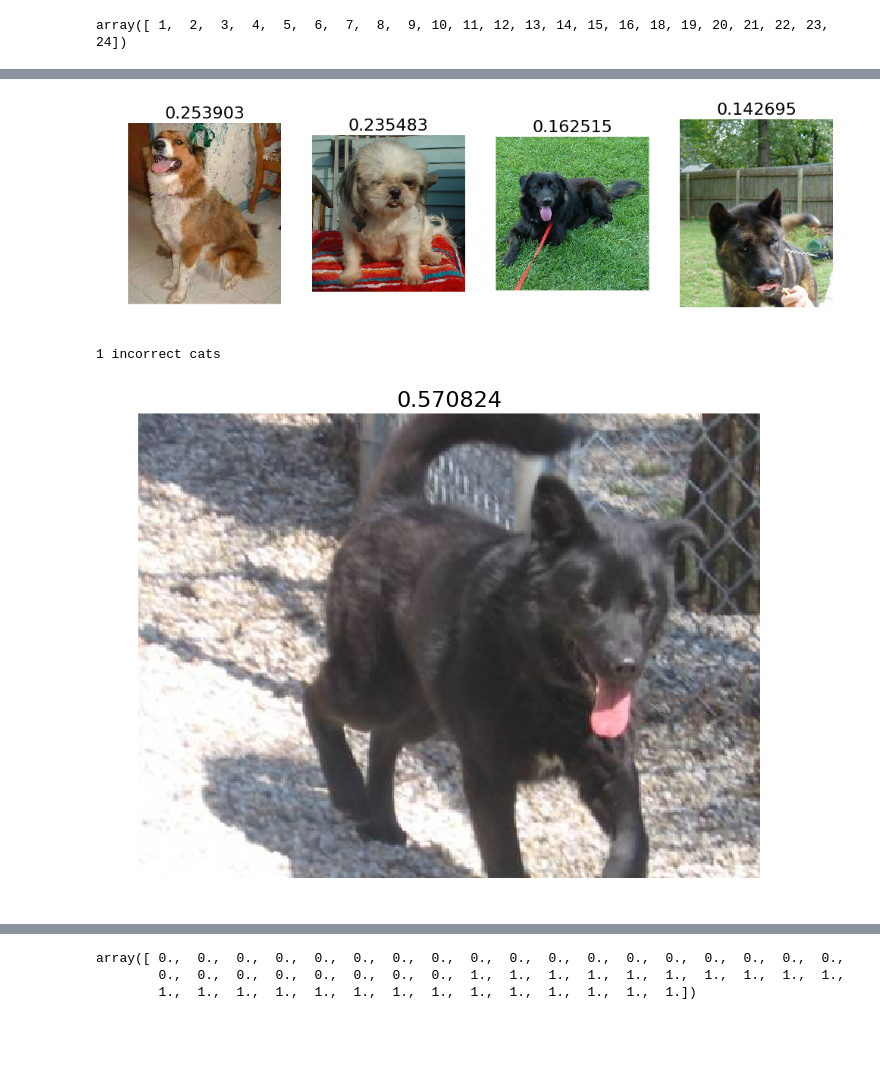
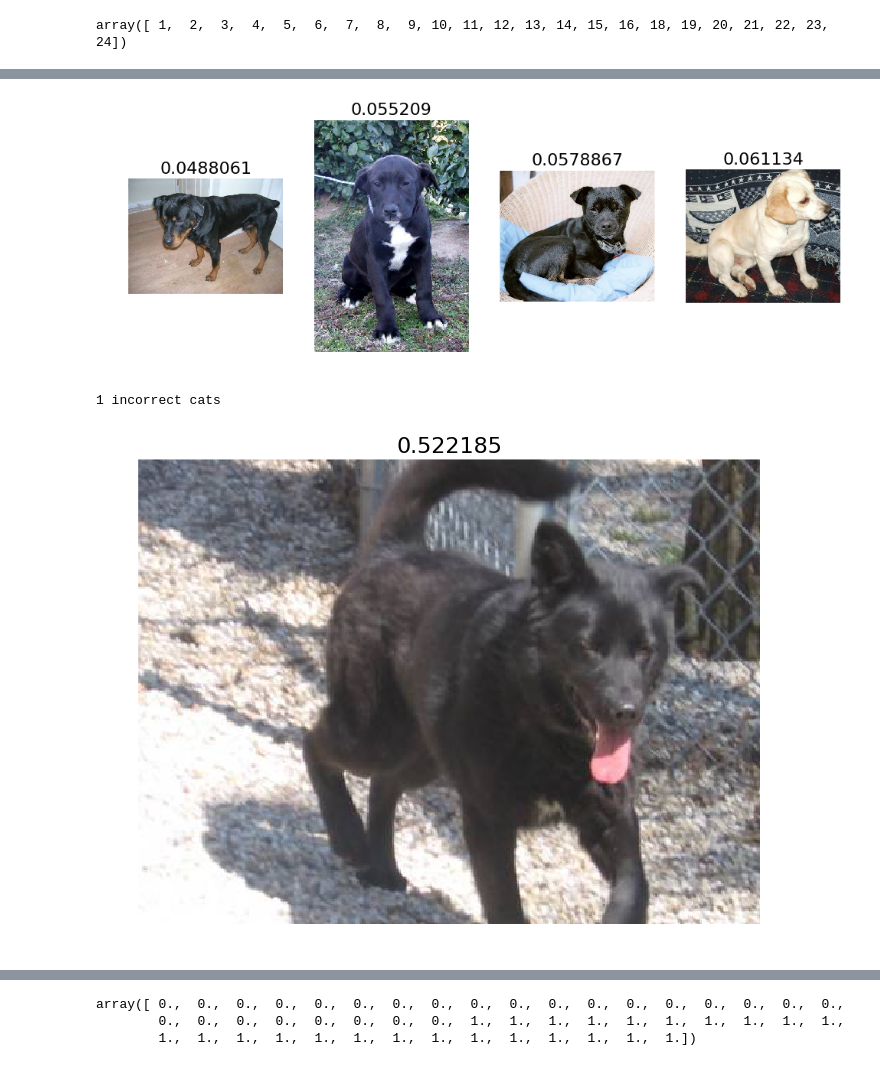
Before and after one commit to theianchan/fastai, a Jupyter notebook: Lesson 2.ipynb, the cells around one changed output, grey strips where cells are left out. Drawn from its saved outputs; the diff is of its cells as text; code cells hidden in the pictures; blank space fills up the shorter version.

```diff
--- a/Lesson 2.ipynb
+++ b/Lesson 2.ipynb
@@ -319,17 +322,17 @@ plots_idx(correct_cats[most_correct_cats], probs[correct_cats][most_correct_cats
 # %%
 correct_dogs = np.where((preds==labels) & preds==1)[0]
-most_correct_dogs = np.argsort(probs[correct_dogs])[::-1][:nv]
+most_correct_dogs = np.argsort(probs[correct_dogs])[:nv]
 plots_idx(correct_dogs[most_correct_dogs], probs[correct_dogs][most_correct_dogs])
 # %% [output]
-[figure, old version]
+[figure, new version]
 # %%
 incorrect_cats = np.where((preds!=labels) & (preds==0))[0]
 print("{} incorrect cats".format(len(incorrect_cats)))
-most_incorrect_cats = np.argsort(probs[incorrect_cats])[:nv]
+most_incorrect_cats = np.argsort(probs[incorrect_cats])[::-1][:nv]
 plots_idx(incorrect_cats[most_incorrect_cats], probs[incorrect_cats][most_incorrect_cats])
 # %% [output]
 1 incorrect cats
-[figure, old version]
+[figure, new version]
 # %%
 incorrect_dogs = np.where((preds!=labels) & (preds==1))[0]
 print("{} incorrect dogs".format(len(incorrect_dogs)))
```
Also changed, not shown: parts of 35 cells of this notebook, 1 other file.
